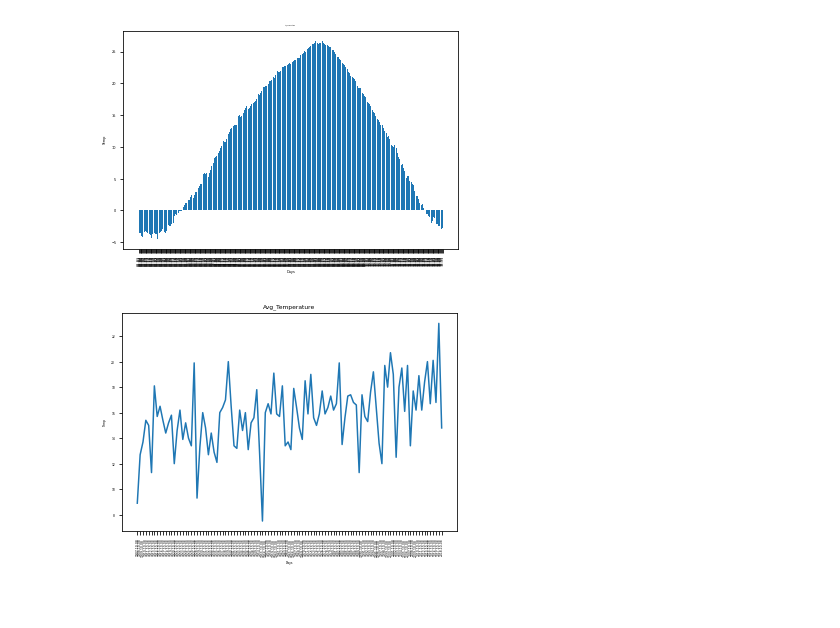
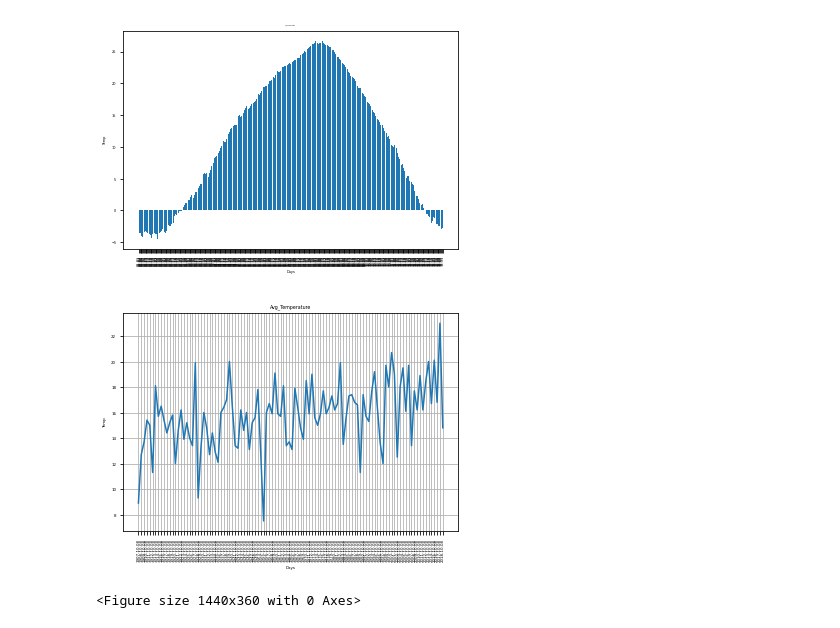
Before and after one commit to HIMMEL95/Elice, a Jupyter notebook: Seoul_Temp/elice.ipynb, the cells around one changed output. Saved outputs shown, nothing was run; the diff lists cells and outputs as text; code cells hidden in the pictures; blank space fills up the shorter version.

```diff
--- a/Seoul_Temp/elice.ipynb
+++ b/Seoul_Temp/elice.ipynb
@@ -209,33 +209,36 @@ import numpy as np
 
 df = pd.read_csv('./seoul.csv', encoding='CP949')
 
 non = df[df['평균기온(℃)'].isna() == True].index
 
 avg_data = df.drop(non)
 
 avg_year = avg_data['날짜'].to_list()
 
 days = []
 
 for y in avg_year:
     if y[5:] == '10-08':
         days.append(y)
 
-avg_data = avg_data.drop(['최저기온(℃)', '최고기온(℃)','지점'], axis=1)
+avg_data.drop(['최저기온(℃)', '최고기온(℃)','지점'], axis=1, inplace=True)
 
 avg_data = avg_data.set_index('날짜')
 
 y = avg_data.loc[days]
 x = np.arange(108)
 
 plt.plot(x,y)
 plt.xticks(x, days, rotation=90)
-plt.rc('font', size =5)
+plt.rc('font', size =4)
 plt.xlabel('Days')
 plt.ylabel('Temp')
 plt.title('Avg_Temperature')
+plt.grid(True)
+plt.figure(figsize=(20,5))
 plt.show()
 
 #plt.savefig('Avg_Temperature_Bar.png', dpi=400)
 # %% [output]
-[figure, old version]
+[figure, new version]
+<Figure size 1440x360 with 0 Axes>
```
Also changed, not shown: parts of 2 cells of this notebook, 2 other files.
